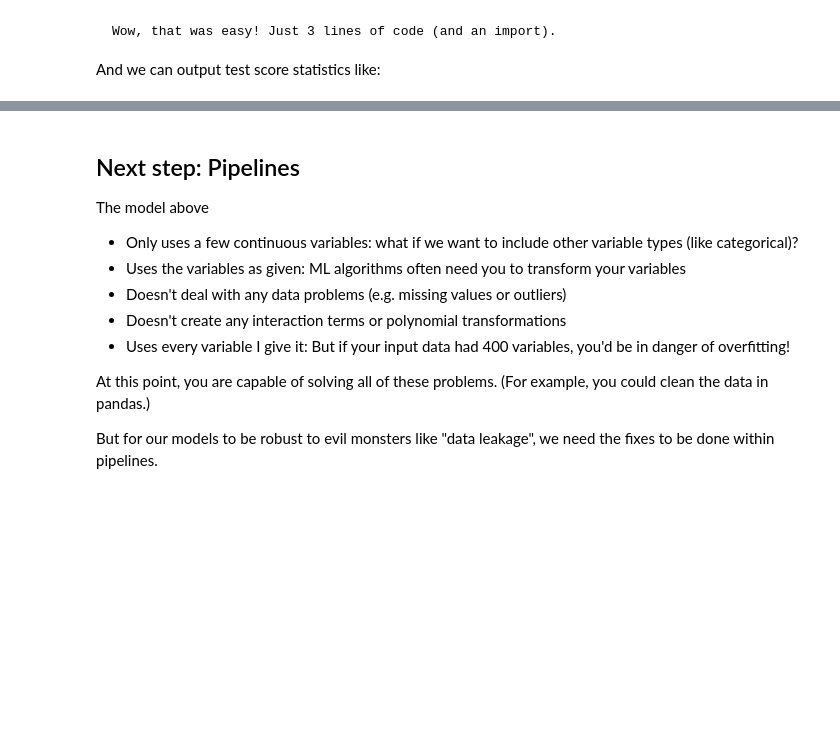
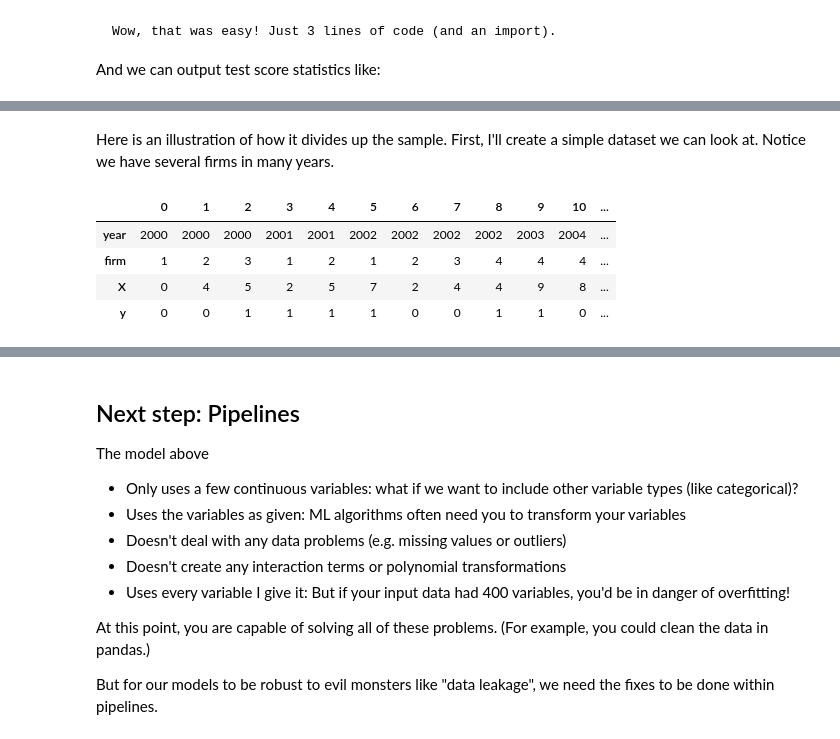
Before and after one commit to wwm223/ledatascifi-2023, a Jupyter notebook: _sources/content/05/04d_crossval.ipynb, the cells around one changed output, grey strips where cells are left out. Saved outputs shown, nothing was run; the diff lists cells and outputs as text; code cells hidden in the pictures; blank space fills up the shorter version.

```diff
--- a/_sources/content/05/04d_crossval.ipynb
+++ b/_sources/content/05/04d_crossval.ipynb
@@ -127,0 +243,17 @@ print(scores["test_score"].std())
+# %% [markdown]
+Here is an illustration of how it divides up the sample. First, I'll create a simple dataset we can look at. Notice we have several firms in many years.
+# %%
+import pandas as pd
+
+df = pd.DataFrame({'year':[2000,2000,2000,2001,2001,2002,2002,2002,2002,2003,2004,2004,2006],
+                   'firm':[1,2,3,1,2,1,2,3,4,4,4,5,5],
+                   'X':   [0,4,5,2,5,7,2,4,4,9,8,9,8],
+                   'y':   [0,0,1,1,1,1,0,0,1,1,0,1,0]
+                  })
+display(df.T)
+# %% [output]
+|  | 0 | 1 | 2 | 3 | 4 | 5 | 6 | 7 | 8 | 9 | 10 | ... |
+| year | 2000 | 2000 | 2000 | 2001 | 2001 | 2002 | 2002 | 2002 | 2002 | 2003 | 2004 | ... |
+| firm | 1 | 2 | 3 | 1 | 2 | 1 | 2 | 3 | 4 | 4 | 4 | ... |
+| X | 0 | 4 | 5 | 2 | 5 | 7 | 2 | 4 | 4 | 9 | 8 | ... |
+| y | 0 | 0 | 1 | 1 | 1 | 1 | 0 | 0 | 1 | 1 | 0 | ... |
```
Also changed, not shown: parts of 15 cells of this notebook, 23 other files.
